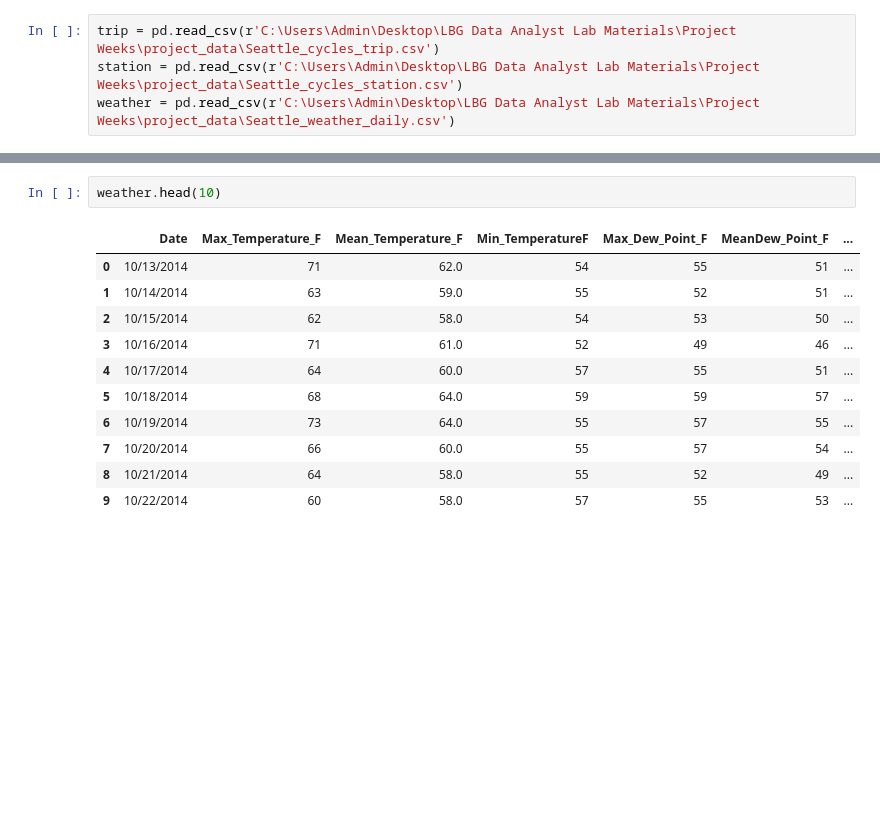
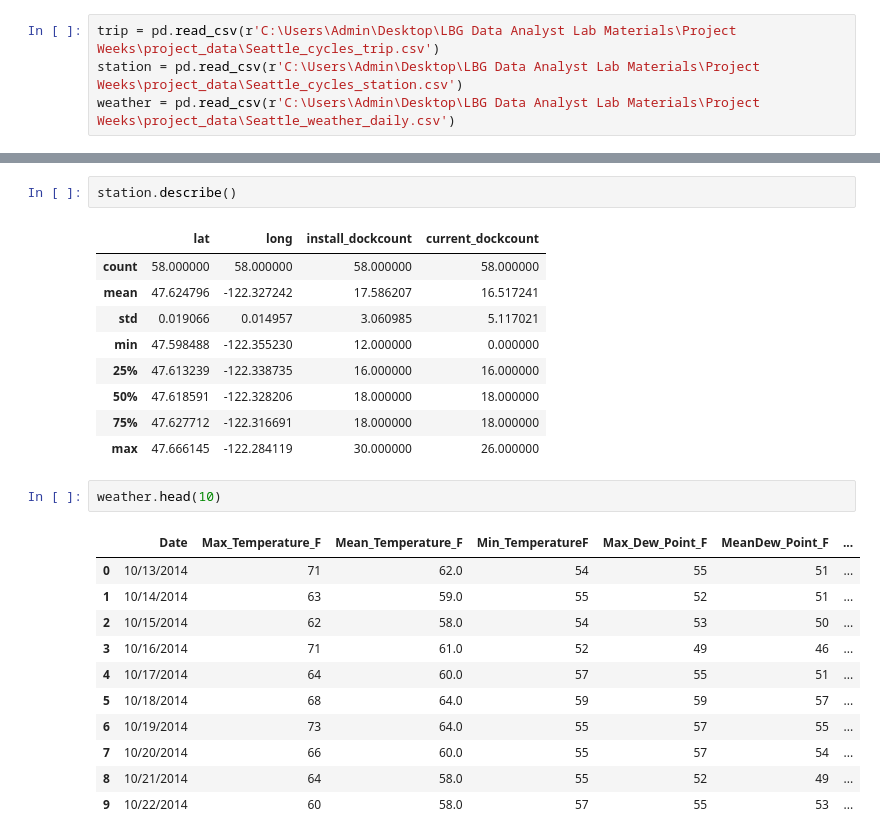
Before and after one commit to adarual/Week1_Test, a Jupyter notebook: Project Week 2 - C1.ipynb, the cells around one changed output, grey strips where cells are left out. Drawn from its saved outputs; the diff is of its cells as text; blank space fills up the shorter version.

```diff
--- a/Project Week 2 - C1.ipynb
+++ b/Project Week 2 - C1.ipynb
@@ -42,3 +97,15 @@ station.head(10)
+# %%
+station.describe()
+# %% [output]
+|  | lat | long | install_dockcount | current_dockcount |
+| count | 58.000000 | 58.000000 | 58.000000 | 58.000000 |
+| mean | 47.624796 | -122.327242 | 17.586207 | 16.517241 |
+| std | 0.019066 | 0.014957 | 3.060985 | 5.117021 |
+| min | 47.598488 | -122.355230 | 12.000000 | 0.000000 |
+| 25% | 47.613239 | -122.338735 | 16.000000 | 16.000000 |
+| 50% | 47.618591 | -122.328206 | 18.000000 | 18.000000 |
+| 75% | 47.627712 | -122.316691 | 18.000000 | 18.000000 |
+| max | 47.666145 | -122.284119 | 30.000000 | 26.000000 |
 # %%
 weather.head(10)
 # %% [output]
```
Also changed, not shown: parts of 14 cells of this notebook.
